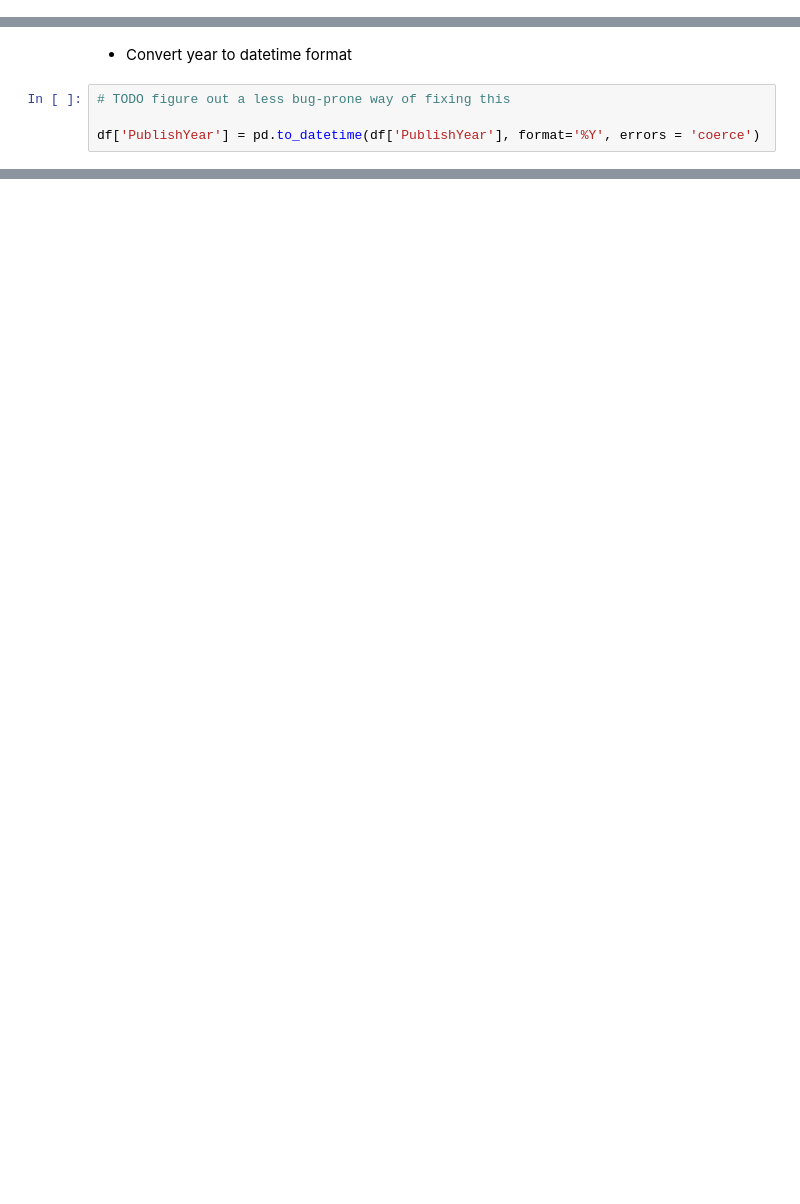
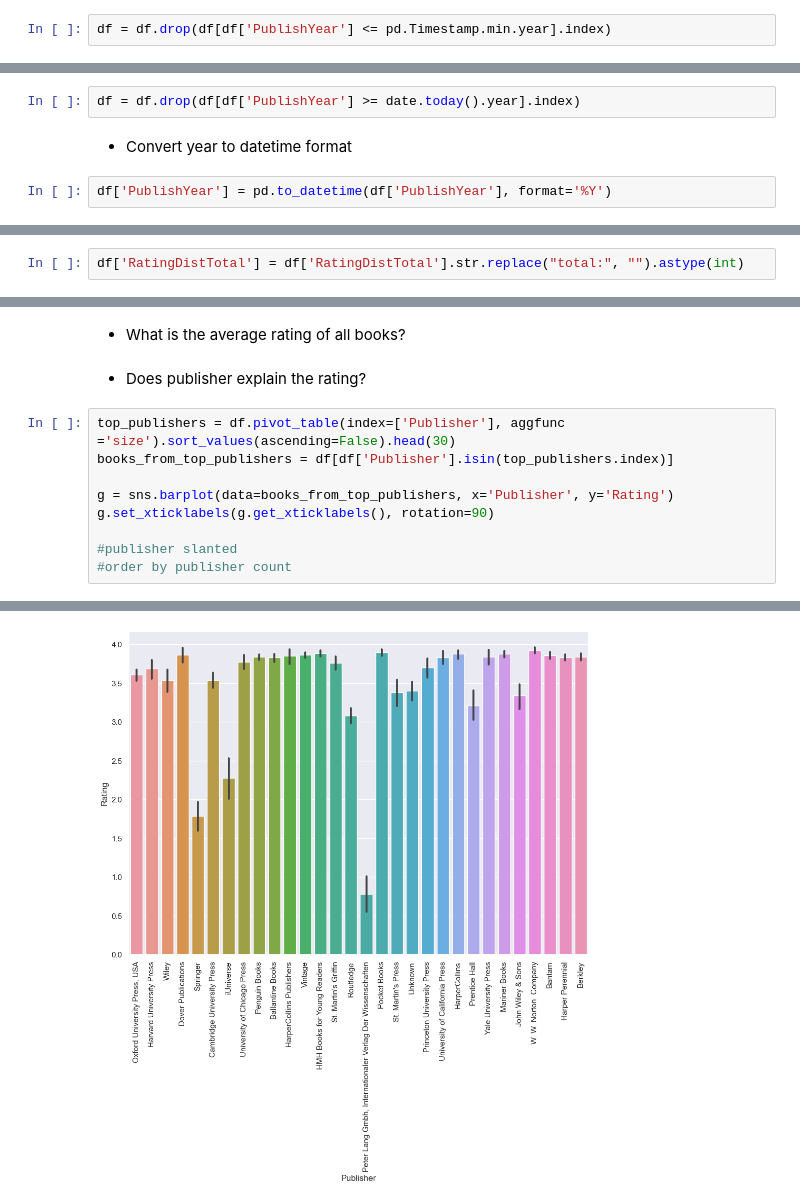
Before and after one commit to andyzilla/goodreads_popularity_prediction, a Jupyter notebook: notebooks/00-EDA.ipynb, the cells around one changed output, grey strips where cells are left out. Saved outputs shown, nothing was run; the diff lists cells and outputs as text; blank space fills up the shorter version.

Commit message:
Data cleaning completed

```diff
--- a/notebooks/00-EDA.ipynb
+++ b/notebooks/00-EDA.ipynb
@@ -217,0 +214,2 @@ df.drop(columns=['PublishMonth', 'PublishDay'])
+# %%
+df = df.drop(df[df['PublishYear'] <= pd.Timestamp.min.year].index)
@@ -223,6 +223,6 @@ True
+# %%
+df = df.drop(df[df['PublishYear'] >= date.today().year].index)
 # %% [markdown]
 - Convert year to datetime format
 # %%
-# TODO figure out a less bug-prone way of fixing this
-
-df['PublishYear'] = pd.to_datetime(df['PublishYear'], format='%Y', errors = 'coerce')
+df['PublishYear'] = pd.to_datetime(df['PublishYear'], format='%Y')
@@ -230,0 +233,2 @@ df['PublishYear'] = pd.to_datetime(df['PublishYear'], format='%Y', errors = 'coe
+# %%
+df['RatingDistTotal'] = df['RatingDistTotal'].str.replace("total:", "").astype(int)
@@ -234,0 +278,14 @@ df['PublishYear'] = pd.to_datetime(df['PublishYear'], format='%Y', errors = 'coe
+# %% [markdown]
+- What is the average rating of all books?
+# %% [markdown]
+- Does publisher explain the rating?
+# %%
+top_publishers = df.pivot_table(index=['Publisher'], aggfunc ='size').sort_values(ascending=False).head(30)
+books_from_top_publishers = df[df['Publisher'].isin(top_publishers.index)]
+
+g = sns.barplot(data=books_from_top_publishers, x='Publisher', y='Rating')
+g.set_xticklabels(g.get_xticklabels(), rotation=90)
+
+#publisher slanted
+#order by publisher count
+# %% [output]
@@ -235 +309,2 @@ df['PublishYear'] = pd.to_datetime(df['PublishYear'], format='%Y', errors = 'coe
+[figure, added]
 # %% [markdown]
```
Also changed, not shown: parts of 33 cells of this notebook.
